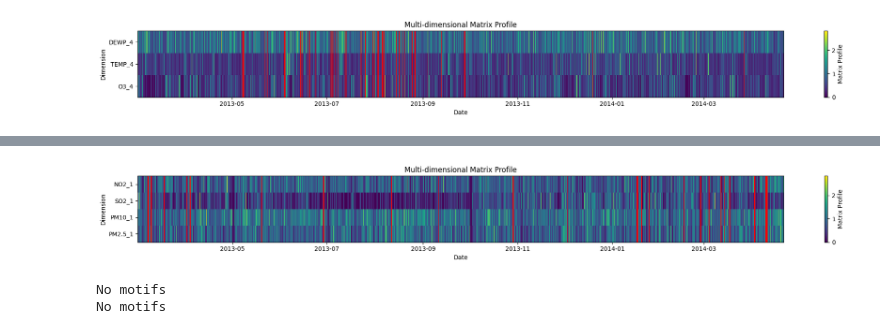
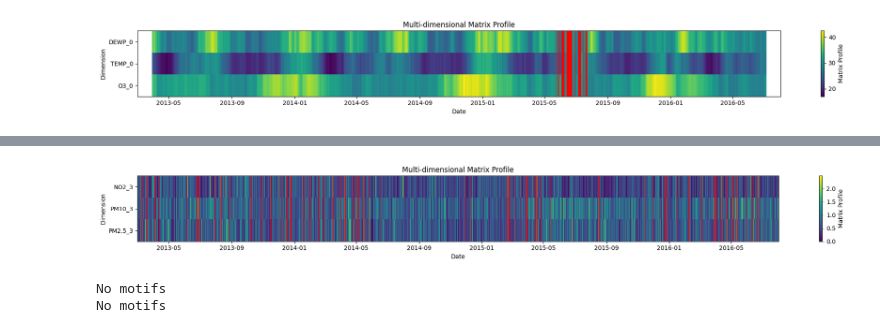
Before and after one commit to Guillaumernd/ampiimts, a Jupyter notebook: notebooks/Matrix_Profile/Matrix_profile-multidimensionnal.ipynb, the cells around one changed output, grey strips where cells are left out. Cells and saved outputs as stored; diff of their text form; code cells hidden in the pictures.

```diff
--- a/notebooks/Matrix_Profile/Matrix_profile-multidimensionnal.ipynb
+++ b/notebooks/Matrix_Profile/Matrix_profile-multidimensionnal.ipynb
@@ -92,7 +92,7 @@ No motifs
 No motifs
 # %%
 pds_interpolated, pds_normalized, matrix_profile = ampiimts(folder,
-                                                            max_len=10000,
+                                                            max_len=30000,
                                                             top_k_cluster=2,
                                                             motif=False,
                                                             group_size=16,
@@ -108 +108 @@ pds_interpolated, pds_normalized, matrix_profile = ampiimts(folder,
-[figure, old version]
+[figure, new version]
@@ -110,3 +110,3 @@ pds_interpolated, pds_normalized, matrix_profile = ampiimts(folder,
-[figure, old version]
+[figure, new version]
 No motifs
 No motifs
```
Also changed, not shown: parts of 6 cells of this notebook, 2 other files.
